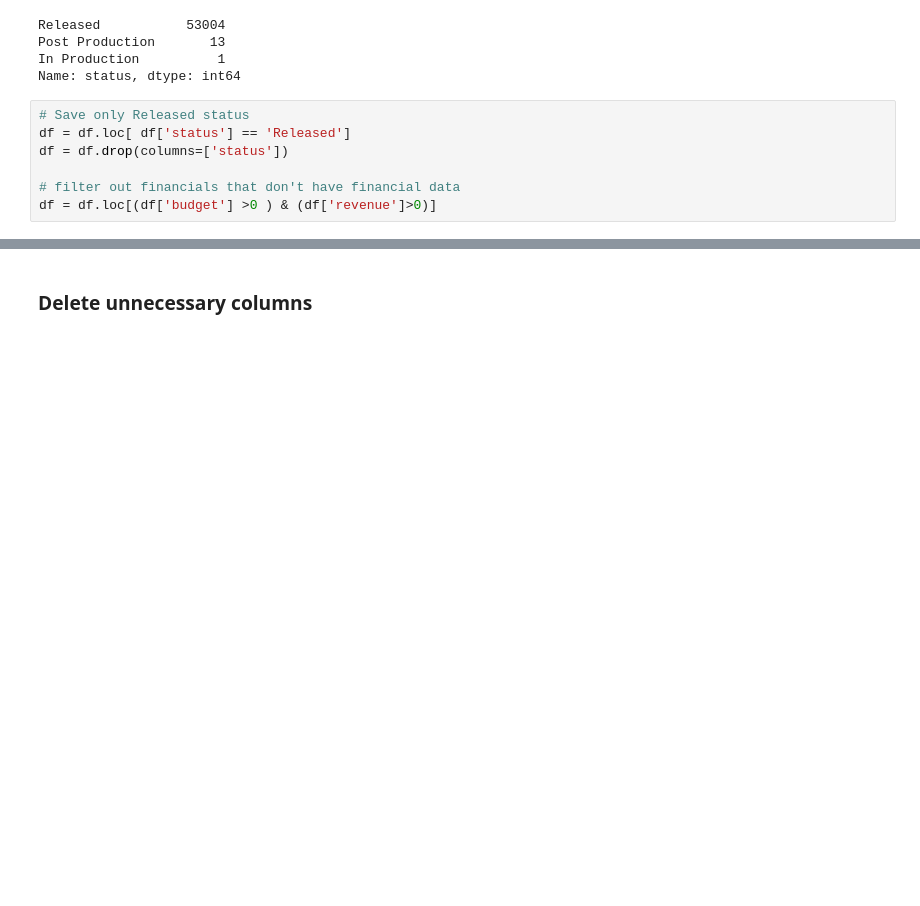
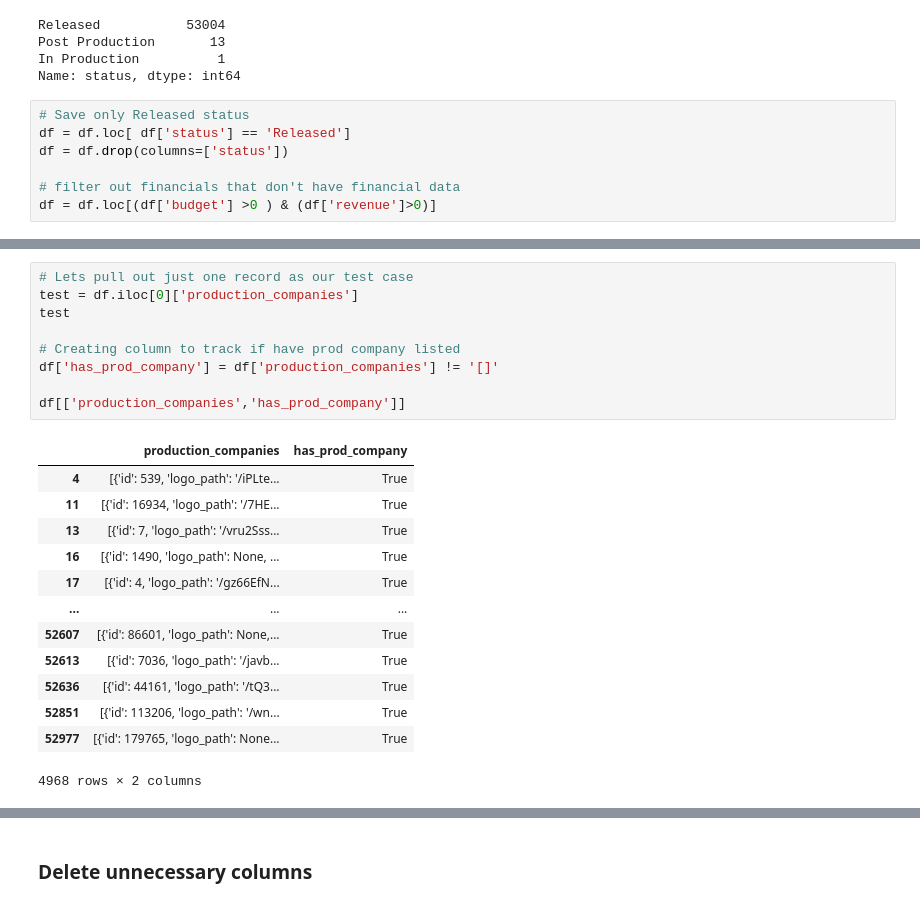
Before and after one commit to zevy613/Final-Project-The-Making-of-a-Successful-Movie, a Jupyter notebook: 6_LinearRegression.ipynb, the cells around one changed output, grey strips where cells are left out. Drawn from its saved outputs; the diff is of its cells as text; blank space fills up the shorter version.

```diff
--- a/6_LinearRegression.ipynb
+++ b/6_LinearRegression.ipynb
@@ -185,0 +198,23 @@ df = df.loc[(df['budget'] >0 ) & (df['revenue']>0)]
+# %%
+# Lets pull out just one record as our test case
+test = df.iloc[0]['production_companies']
+test
+
+# Creating column to track if have prod company listed
+df['has_prod_company'] = df['production_companies'] != '[]'
+
+df[['production_companies','has_prod_company']]
+# %% [output]
+|  | production_companies | has_prod_company |
+| 4 | [{'id': 539, 'logo_path': '/iPLte... | True |
+| 11 | [{'id': 16934, 'logo_path': '/7HE... | True |
+| 13 | [{'id': 7, 'logo_path': '/vru2Sss... | True |
+| 16 | [{'id': 1490, 'logo_path': None, ... | True |
+| 17 | [{'id': 4, 'logo_path': '/gz66EfN... | True |
+| ... | ... | ... |
+| 52607 | [{'id': 86601, 'logo_path': None,... | True |
+| 52613 | [{'id': 7036, 'logo_path': '/javb... | True |
+| 52636 | [{'id': 44161, 'logo_path': '/tQ3... | True |
+| 52851 | [{'id': 113206, 'logo_path': '/wn... | True |
+| 52977 | [{'id': 179765, 'logo_path': None... | True |
+4968 rows × 2 columns
```
Also changed, not shown: parts of 10 cells of this notebook.
